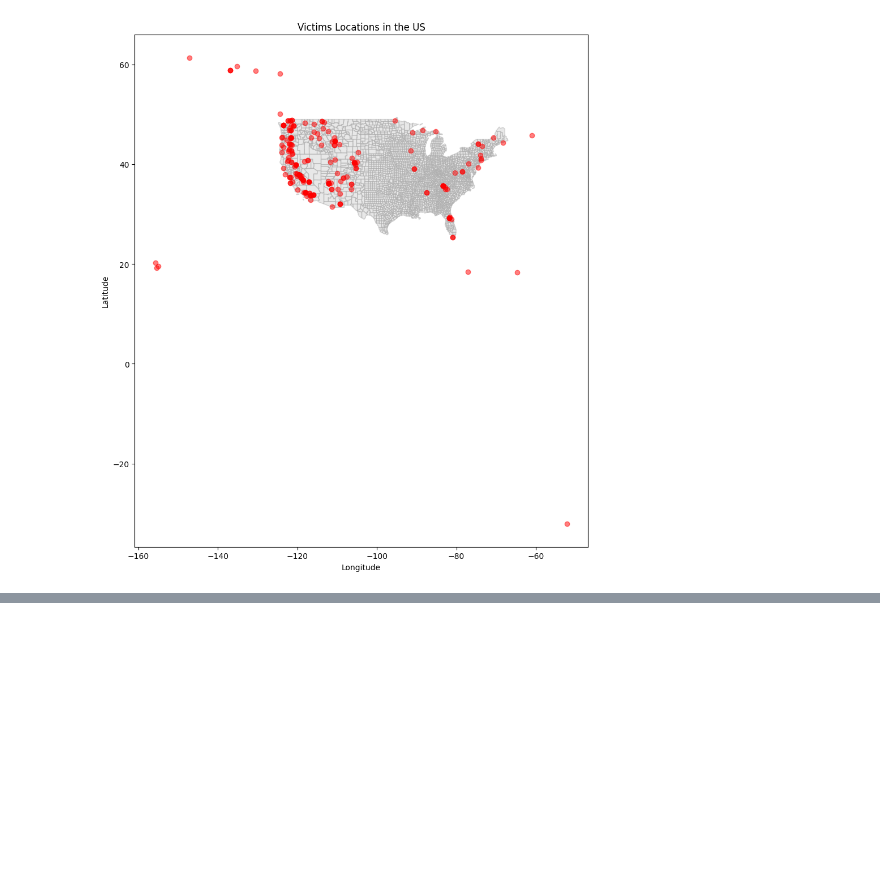
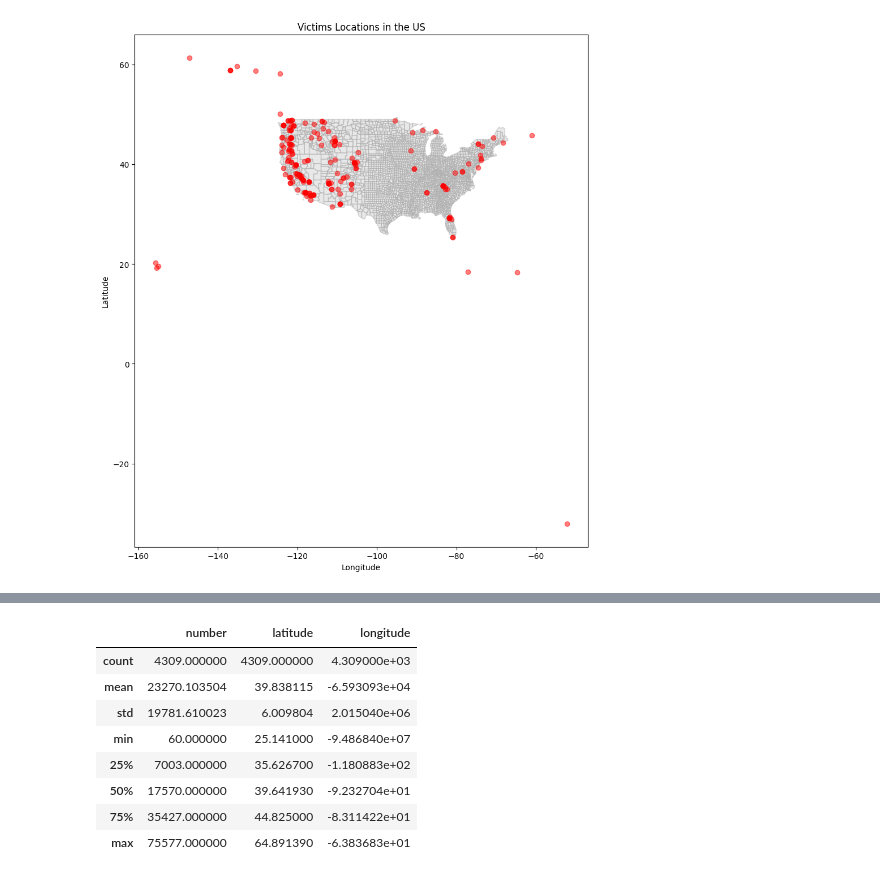
Before and after one commit to ryann1004/Capstone_RobertYann, a Jupyter notebook: Notebooks/Capstone_RY.ipynb, the cells around one changed output, grey strips where cells are left out. Cells and saved outputs as stored; diff of their text form; code cells hidden in the pictures; blank space fills up the shorter version.

```diff
--- a/Notebooks/Capstone_RY.ipynb
+++ b/Notebooks/Capstone_RY.ipynb
@@ -319,0 +355,12 @@ plt.show()
+# %%
+bfro_locations.describe()
+# %% [output]
+|  | number | latitude | longitude |
+| count | 4309.000000 | 4309.000000 | 4.309000e+03 |
+| mean | 23270.103504 | 39.838115 | -6.593093e+04 |
+| std | 19781.610023 | 6.009804 | 2.015040e+06 |
+| min | 60.000000 | 25.141000 | -9.486840e+07 |
+| 25% | 7003.000000 | 35.626700 | -1.180883e+02 |
+| 50% | 17570.000000 | 39.641930 | -9.232704e+01 |
+| 75% | 35427.000000 | 44.825000 | -8.311422e+01 |
+| max | 75577.000000 | 64.891390 | -6.383683e+01 |
```
Also changed, not shown: parts of 4 cells of this notebook, 2 other files.
